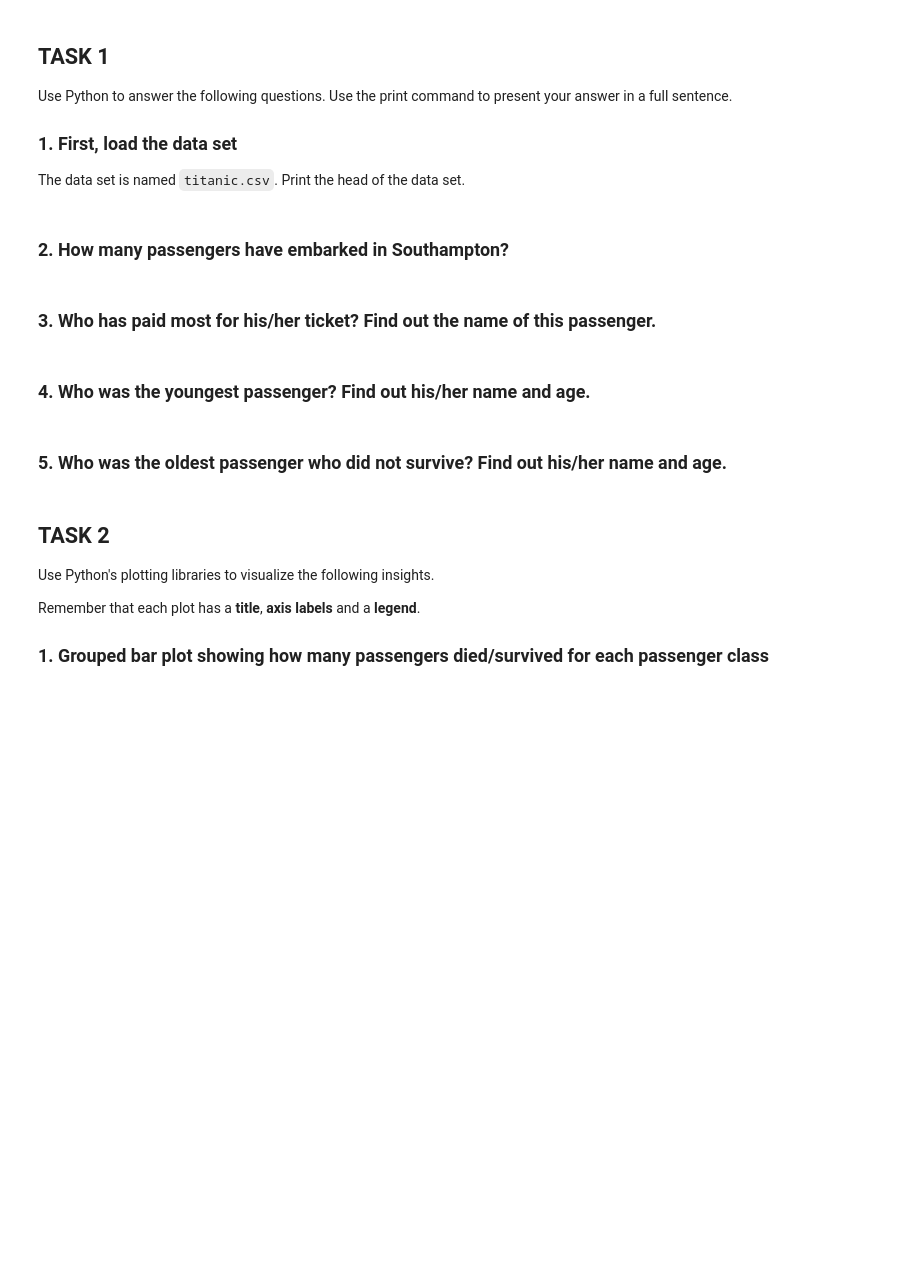
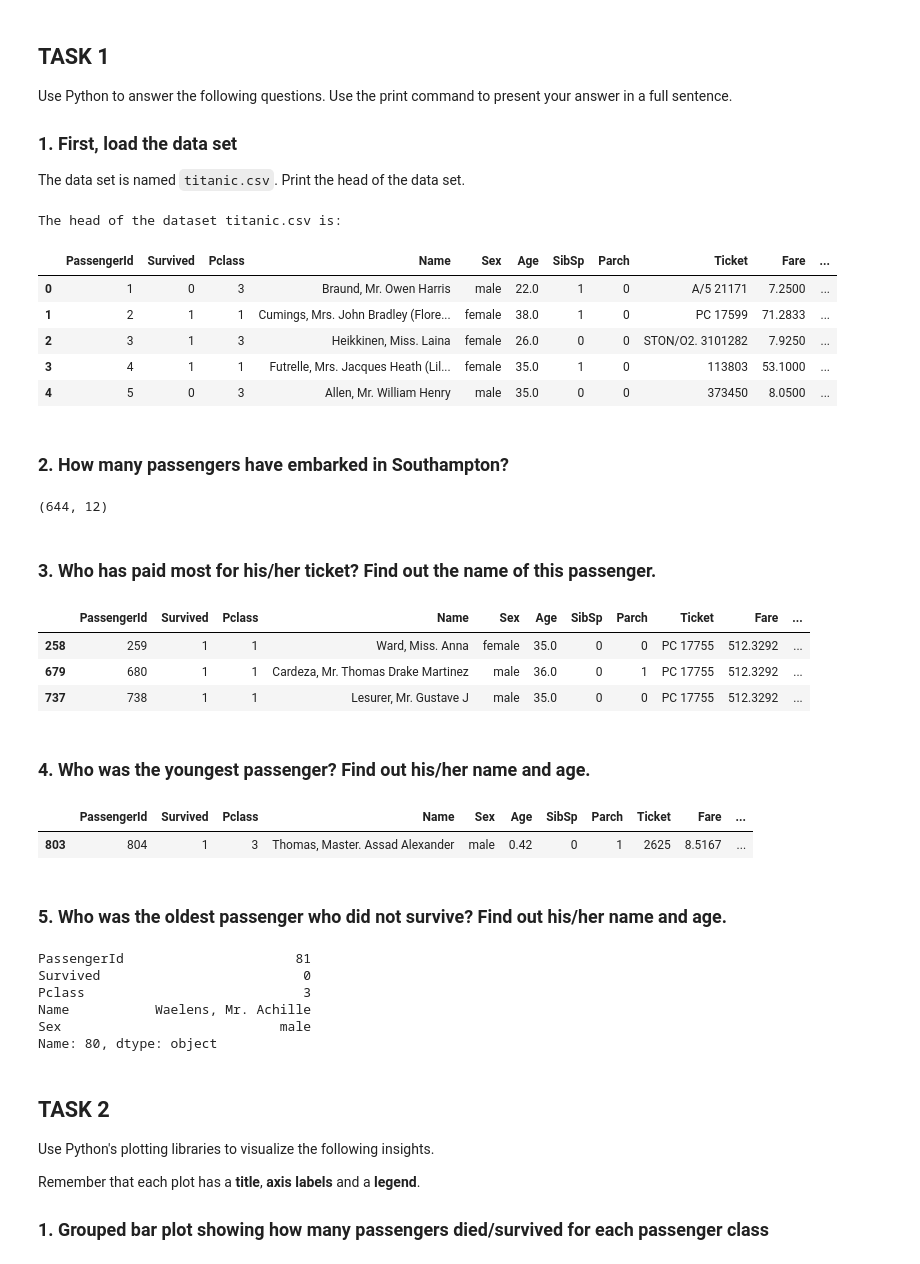
Before and after one commit to s-naegele/Data-Analysis, a Jupyter notebook: Lab/01_Categorical Data.ipynb, the cells around one changed output. Saved outputs shown, nothing was run; the diff lists cells and outputs as text; code cells hidden in the pictures; blank space fills up the shorter version.

```diff
--- a/Lab/01_Categorical Data.ipynb
+++ b/Lab/01_Categorical Data.ipynb
@@ -20,7 +35,24 @@ raise NotImplementedError()
+# %%
+# YOUR CODE HERE
+import pandas as pd
+
+data = pd.read_csv('titanic.csv')
+print(f"The head of the dataset titanic.csv is:" )
+data.head()
+# %% [output]
+The head of the dataset titanic.csv is:
+|  | PassengerId | Survived | Pclass | Name | Sex | Age | SibSp | Parch | Ticket | Fare | ... |
+| 0 | 1 | 0 | 3 | Braund, Mr. Owen Harris | male | 22.0 | 1 | 0 | A/5 21171 | 7.2500 | ... |
+| 1 | 2 | 1 | 1 | Cumings, Mrs. John Bradley (Flore... | female | 38.0 | 1 | 0 | PC 17599 | 71.2833 | ... |
+| 2 | 3 | 1 | 3 | Heikkinen, Miss. Laina | female | 26.0 | 0 | 0 | STON/O2. 3101282 | 7.9250 | ... |
+| 3 | 4 | 1 | 1 | Futrelle, Mrs. Jacques Heath (Lil... | female | 35.0 | 1 | 0 | 113803 | 53.1000 | ... |
+| 4 | 5 | 0 | 3 | Allen, Mr. William Henry | male | 35.0 | 0 | 0 | 373450 | 8.0500 | ... |
 # %% [markdown]
 ### 2. How many passengers have embarked in Southampton?
 # %%
 # YOUR CODE HERE
-raise NotImplementedError()
+data['S' == data.Embarked].shape
+# %% [output]
+(644, 12)
 # %% [markdown]
 ### 3. Who has paid most for his/her ticket? Find out the name of this passenger.
@@ -30,7 +59,22 @@ raise NotImplementedError()
+# %%
+# YOUR CODE HERE
+
+data[data['Fare'].max() == data["Fare"]]
+
+#highest_fare = data.loc[data.Fare == data.Fare.max, ['Name','Fare']]
+#highest_fare.head()
+# %% [output]
+|  | PassengerId | Survived | Pclass | Name | Sex | Age | SibSp | Parch | Ticket | Fare | ... |
+| 258 | 259 | 1 | 1 | Ward, Miss. Anna | female | 35.0 | 0 | 0 | PC 17755 | 512.3292 | ... |
+| 679 | 680 | 1 | 1 | Cardeza, Mr. Thomas Drake Martinez | male | 36.0 | 0 | 1 | PC 17755 | 512.3292 | ... |
+| 737 | 738 | 1 | 1 | Lesurer, Mr. Gustave J | male | 35.0 | 0 | 0 | PC 17755 | 512.3292 | ... |
 # %% [markdown]
 ### 4. Who was the youngest passenger? Find out his/her name and age.
 # %%
 # YOUR CODE HERE
-raise NotImplementedError()
+data[data['Age'].min() == data['Age']]
+# %% [output]
+|  | PassengerId | Survived | Pclass | Name | Sex | Age | SibSp | Parch | Ticket | Fare | ... |
+| 803 | 804 | 1 | 3 | Thomas, Master. Assad Alexander | male | 0.42 | 0 | 1 | 2625 | 8.5167 | ... |
 # %% [markdown]
 ### 5. Who was the oldest passenger who did not survive? Find out his/her name and age.
@@ -40,3 +81,13 @@ raise NotImplementedError()
+# %%
+# YOUR CODE HERE
+data.loc[data.Survived == 0].loc[data.Age.max()].head()
+# %% [output]
+PassengerId                      81
+Survived                          0
+Pclass                            3
+Name           Waelens, Mr. Achille
+Sex                            male
+Name: 80, dtype: object
 # %% [markdown]
 ## TASK 2
 
```
Also changed, not shown: parts of 6 cells of this notebook, 1 other file.
